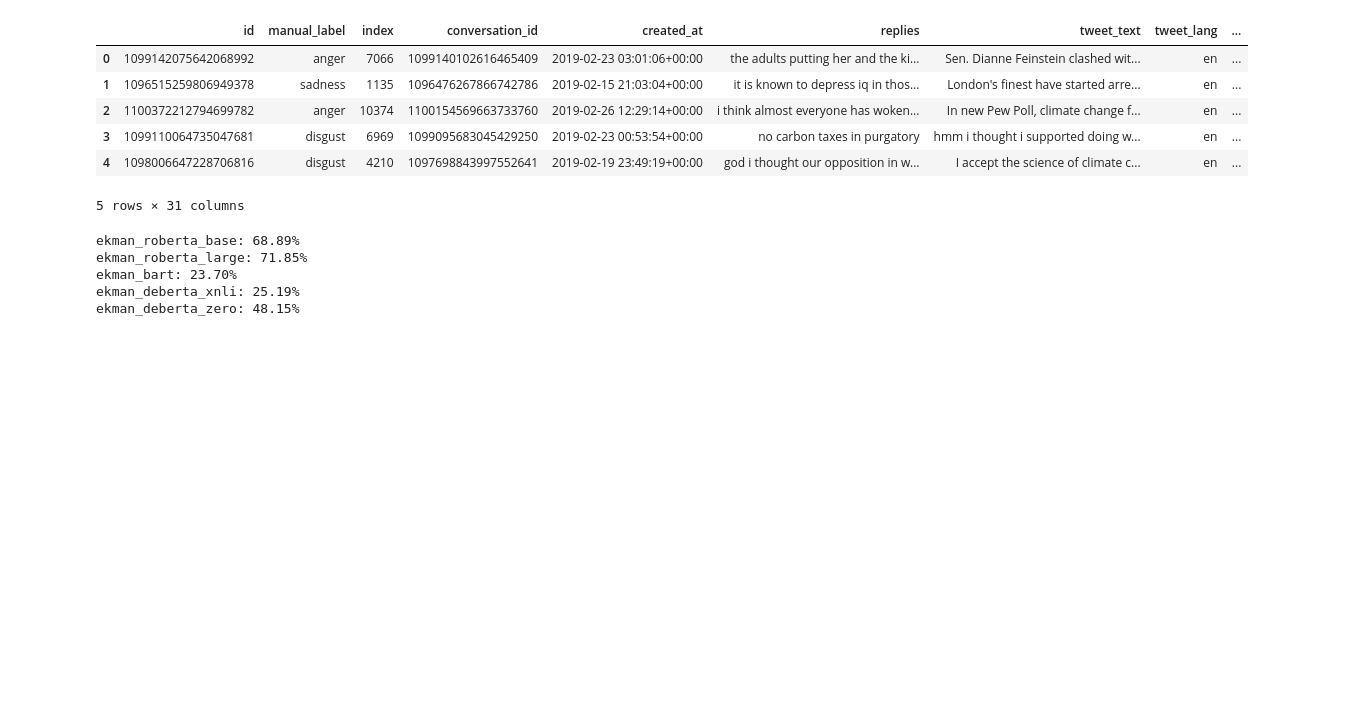
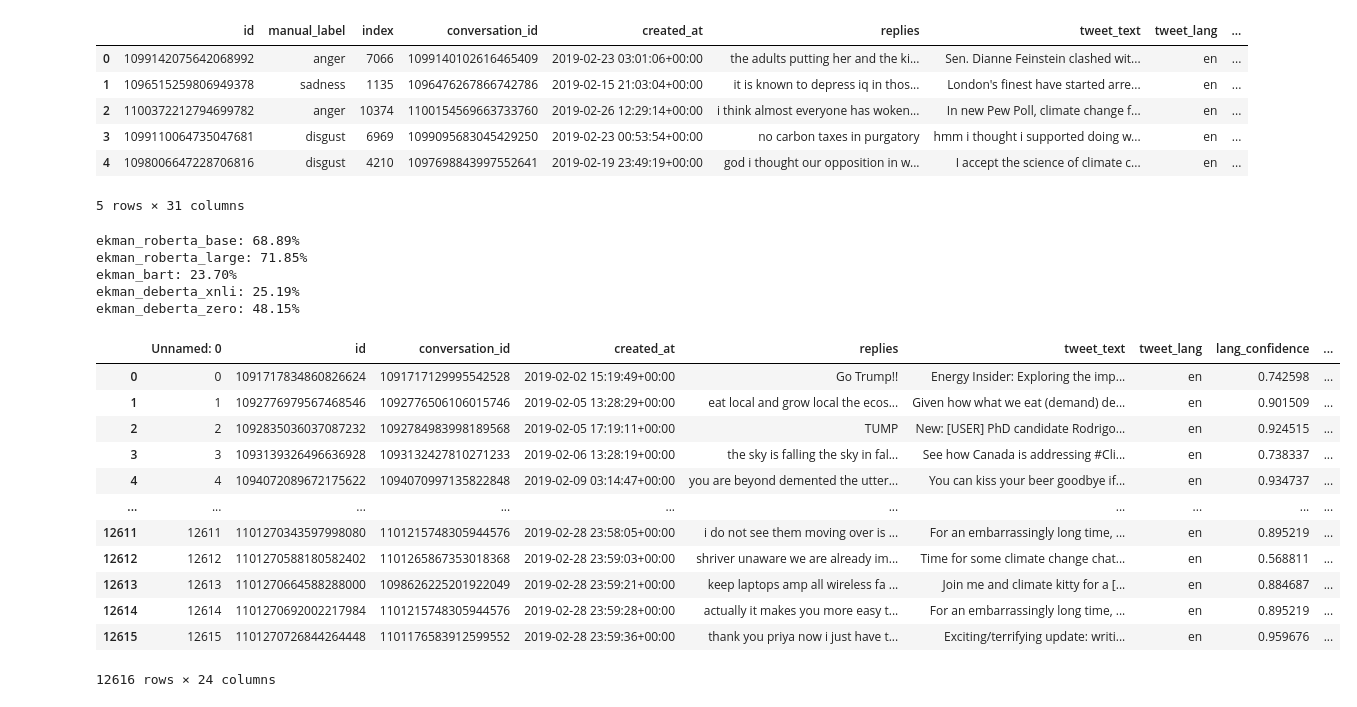
Before and after one commit to tyagiprnv/masterthesis, a Jupyter notebook: src/ekman_predictions.ipynb, the cells around one changed output. Cells and saved outputs as stored; diff of their text form; code cells hidden in the pictures; blank space fills up the shorter version.

```diff
--- a/src/ekman_predictions.ipynb
+++ b/src/ekman_predictions.ipynb
@@ -287,4 +287,20 @@ ekman_deberta_xnli: 25.19%
 ekman_deberta_zero: 48.15%
 # %%
 df = pd.read_csv('/work/ptyagi/masterthesis/tmp/multi_label_predictions_feb_2019_en.csv')
+# %%
+df
+# %% [output]
+|  | Unnamed: 0 | id | conversation_id | created_at | replies | tweet_text | tweet_lang | lang_confidence | ... |
+| 0 | 0 | 1091717834860826624 | 1091717129995542528 | 2019-02-02 15:19:49+00:00 | Go Trump!! | Energy Insider: Exploring the imp... | en | 0.742598 | ... |
+| 1 | 1 | 1092776979567468546 | 1092776506106015746 | 2019-02-05 13:28:29+00:00 | eat local and grow local the ecos... | Given how what we eat (demand) de... | en | 0.901509 | ... |
+| 2 | 2 | 1092835036037087232 | 1092784983998189568 | 2019-02-05 17:19:11+00:00 | TUMP | New: [USER] PhD candidate Rodrigo... | en | 0.924515 | ... |
+| 3 | 3 | 1093139326496636928 | 1093132427810271233 | 2019-02-06 13:28:19+00:00 | the sky is falling the sky in fal... | See how Canada is addressing #Cli... | en | 0.738337 | ... |
+| 4 | 4 | 1094072089672175622 | 1094070997135822848 | 2019-02-09 03:14:47+00:00 | you are beyond demented the utter... | You can kiss your beer goodbye if... | en | 0.934737 | ... |
+| ... | ... | ... | ... | ... | ... | ... | ... | ... | ... |
+| 12611 | 12611 | 1101270343597998080 | 1101215748305944576 | 2019-02-28 23:58:05+00:00 | i do not see them moving over is ... | For an embarrassingly long time, ... | en | 0.895219 | ... |
+| 12612 | 12612 | 1101270588180582402 | 1101265867353018368 | 2019-02-28 23:59:03+00:00 | shriver unaware we are already im... | Time for some climate change chat... | en | 0.568811 | ... |
+| 12613 | 12613 | 1101270664588288000 | 1098626225201922049 | 2019-02-28 23:59:21+00:00 | keep laptops amp all wireless fa ... | Join me and climate kitty for a [... | en | 0.884687 | ... |
+| 12614 | 12614 | 1101270692002217984 | 1101215748305944576 | 2019-02-28 23:59:28+00:00 | actually it makes you more easy t... | For an embarrassingly long time, ... | en | 0.895219 | ... |
+| 12615 | 12615 | 1101270726844264448 | 1101176583912599552 | 2019-02-28 23:59:36+00:00 | thank you priya now i just have t... | Exciting/terrifying update: writi... | en | 0.959676 | ... |
+12616 rows × 24 columns
 # %%
```
Also changed, not shown: parts of 3 cells of this notebook, 1 other file.
